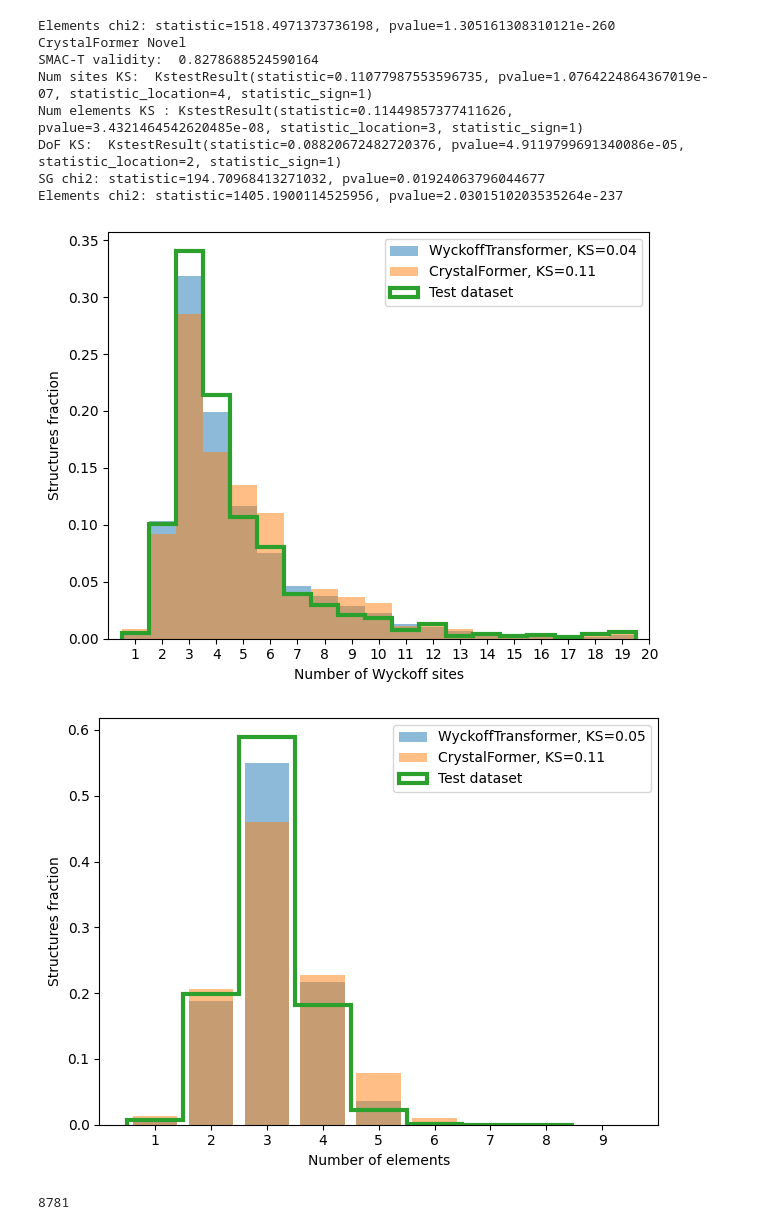
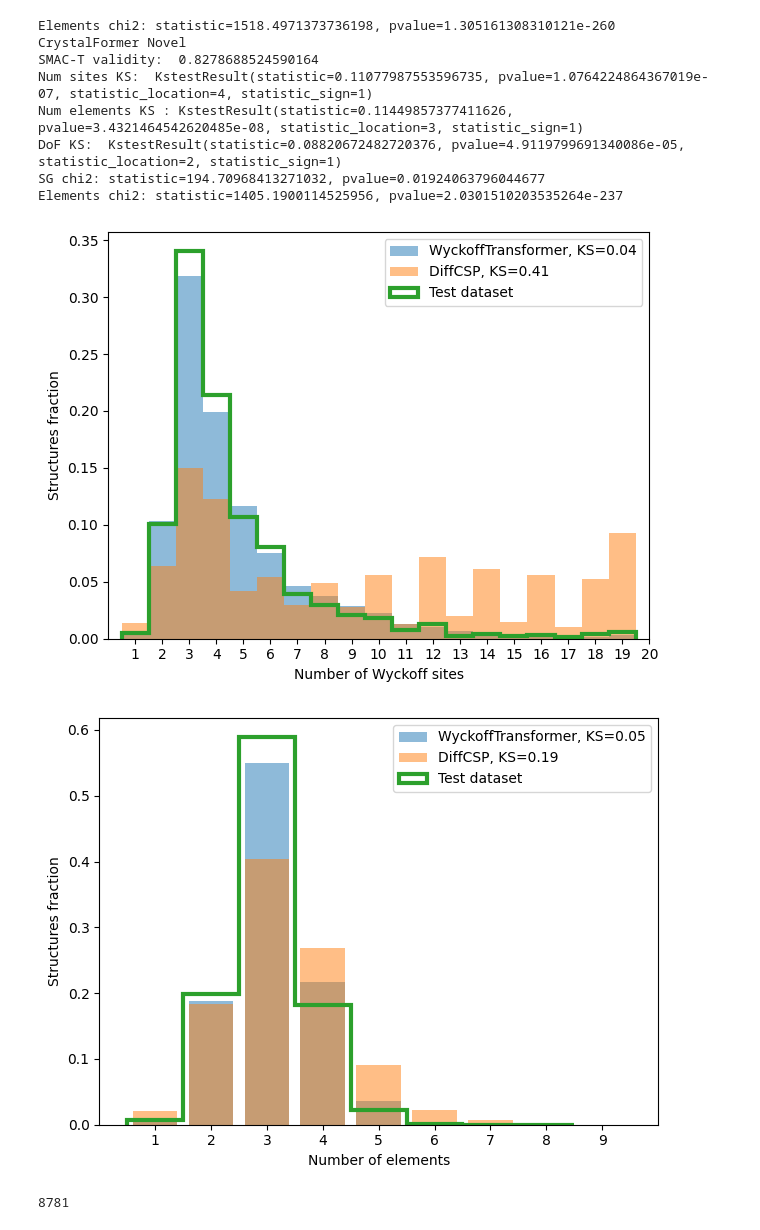
Before and after one commit to kedhip/WyckoffTransformer, a Jupyter notebook: WyckoffTransformer_vs_DiffCSP.ipynb, the cells around one changed output. Drawn from its saved outputs; the diff is of its cells as text; code cells hidden in the pictures.

```diff
--- a/WyckoffTransformer_vs_DiffCSP.ipynb
+++ b/WyckoffTransformer_vs_DiffCSP.ipynb
@@ -138,24 +147,24 @@ Elements chi2: statistic=1405.1900114525956, pvalue=2.0301510203535264e-237
 # %%
 fig, ax = plt.subplots()
 num_sites_wt_ks, num_sites_wt = novel_evaluator.get_num_sites_ks(novel_wyckoff_transformer, return_counts=True)
 num_sites_wc_ks, num_sites_wc = novel_evaluator.get_num_sites_ks(novel_diff_csp, return_counts=True)
 num_sites_cf_ks, num_sites_cf = novel_evaluator.get_num_sites_ks(novel_crystalformer, return_counts=True)
 num_sites_test = novel_evaluator.test_dataset['site_symmetries'].map(len)
 bins = list(range(1, 21))
 ax.hist(num_sites_wt, bins=bins, density=True, alpha=0.5, label=f"WyckoffTransformer, KS={num_sites_wt_ks.statistic:.2f}",
     align='left', histtype='stepfilled')
-#ax.hist(num_sites_wc, bins=bins, density=True, alpha=0.5, label=f"DiffCSP, KS={num_sites_wc_ks.statistic:.2f}", align='left')
-ax.hist(num_sites_cf, bins=bins, density=True, alpha=0.5, label=f"CrystalFormer, KS={num_sites_cf_ks.statistic:.2f}", align='left')
+ax.hist(num_sites_wc, bins=bins, density=True, alpha=0.5, label=f"DiffCSP, KS={num_sites_wc_ks.statistic:.2f}", align='left')
+#ax.hist(num_sites_cf, bins=bins, density=True, alpha=0.5, label=f"CrystalFormer, KS={num_sites_cf_ks.statistic:.2f}", align='left')
 ax.hist(num_sites_test, bins=bins, histtype='step', lw=3, density=True, label="Test dataset", align='left')
 ax.legend()
 ax.set_xlabel("Number of Wyckoff sites")
 ax.set_ylabel("Structures fraction")
 ax.set_xlim(0, 20)
 ax.set_xticks(bins)
 fig.tight_layout()
 fig.savefig(save_path / "DiffCSP_num_sites_distribution.pdf")
 # %% [output]
-[figure, old version]
+[figure, new version]
 # %%
 fig, ax = plt.subplots()
 num_elements_wt_ks, num_elements_wt = novel_evaluator.get_num_elements_ks(novel_wyckoff_transformer, return_counts=True)
@@ -165,10 +174,10 @@ num_elements_test = novel_evaluator.test_dataset['composition'].map(len)
 bins = list(range(1, 10))
 ax.hist(num_elements_wt, bins=bins, density=True, alpha=0.5,
     label=f"WyckoffTransformer, KS={num_elements_wt_ks.statistic:.2f}", histtype='bar', rwidth=0.8, align='left')
-#ax.hist(num_elements_wc, bins=bins, density=True, alpha=0.5,
-#    label=f"DiffCSP, KS={num_elements_wc_ks.statistic:.2f}", histtype='bar', rwidth=0.8, align='left')
-ax.hist(num_elements_cf, bins=bins, density=True, alpha=0.5,
-    label=f"CrystalFormer, KS={num_elements_cf_ks.statistic:.2f}", histtype='bar', rwidth=0.8, align='left')
+ax.hist(num_elements_wc, bins=bins, density=True, alpha=0.5,
+    label=f"DiffCSP, KS={num_elements_wc_ks.statistic:.2f}", histtype='bar', rwidth=0.8, align='left')
+#ax.hist(num_elements_cf, bins=bins, density=True, alpha=0.5,
+#    label=f"CrystalFormer, KS={num_elements_cf_ks.statistic:.2f}", histtype='bar', rwidth=0.8, align='left')
 ax.hist(num_elements_test, bins=bins, histtype='step', lw=3, density=True, label="Test dataset",
     align='left')
 ax.legend()
@@ -179,7 +188,7 @@ ax.set_xticks(range(1, 10))
 fig.tight_layout()
 fig.savefig(save_path / "DiffCSP_num_elements_distribution.pdf")
 # %% [output]
-[figure, old version]
+[figure, new version]
 # %%
 len(novel_wyckoff_transformer)
 # %% [output]
```
Also changed, not shown: parts of 5 cells of this notebook, 17 other files.
